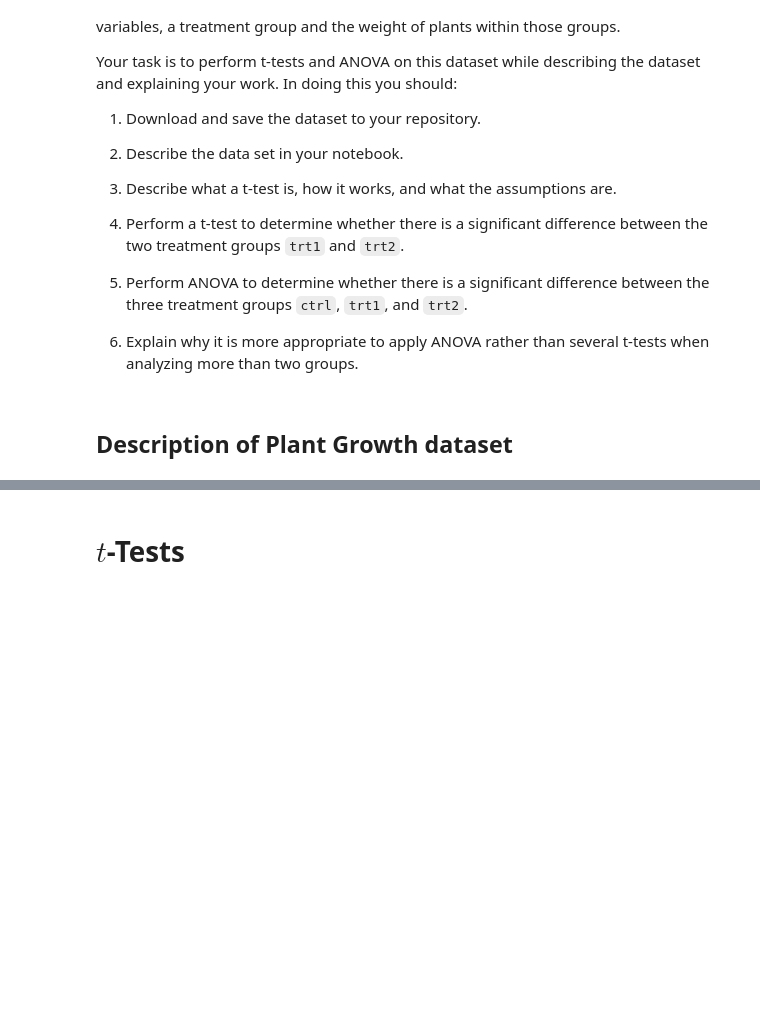
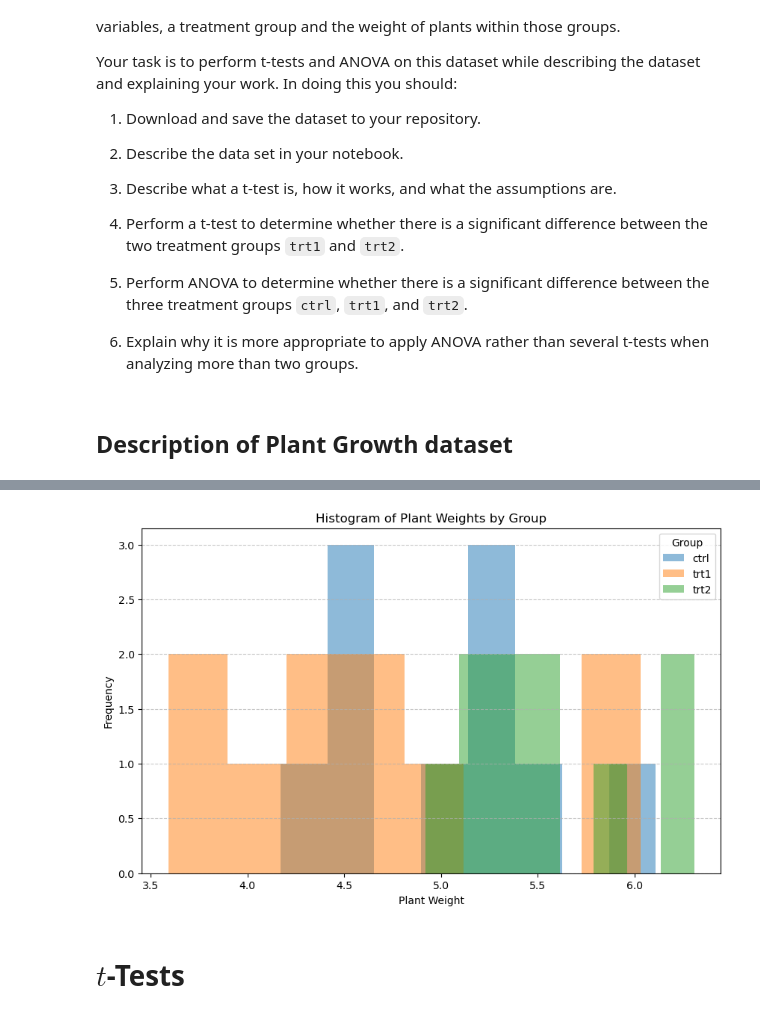
Before and after one commit to lgrealish/applied_statistics, a Jupyter notebook: project.ipynb, the cells around one changed output, grey strips where cells are left out. Drawn from its saved outputs; the diff is of its cells as text; code cells hidden in the pictures; blank space fills up the shorter version.

```diff
--- a/project.ipynb
+++ b/project.ipynb
@@ -66,3 +108,23 @@ df.describe()
+# %%
+# Plot histograms for each group
+groups = df['group'].unique()
+plt.figure(figsize=(10, 6))
+
+for group in groups:
+    group_df = df[df['group'] == group]['weight']
+    plt.hist(group_df, bins=8, alpha=0.5, label=group)
+
+# Add labels, legend, and title
+plt.xlabel('Plant Weight')
+plt.ylabel('Frequency')
+plt.title('Histogram of Plant Weights by Group')
+plt.legend(title='Group')
+plt.grid(axis='y', linestyle='--', alpha=0.7)
+
+# Show the plot
+plt.show()
+# %% [output]
+[figure, added]
 # %% [markdown]
 <a id="ttest"></a>
 # $t$-Tests
```
Also changed, not shown: parts of 8 cells of this notebook.
